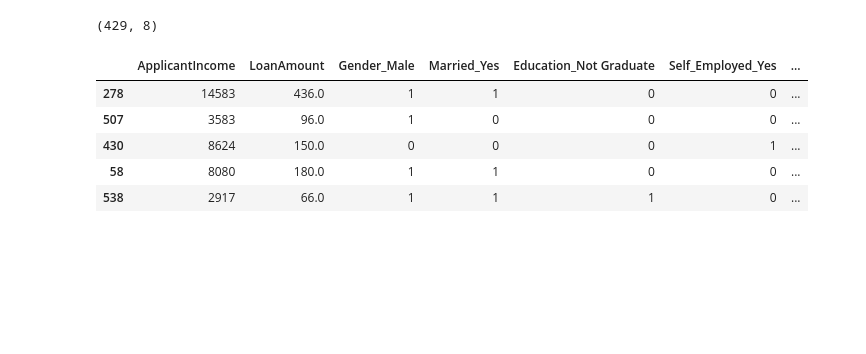
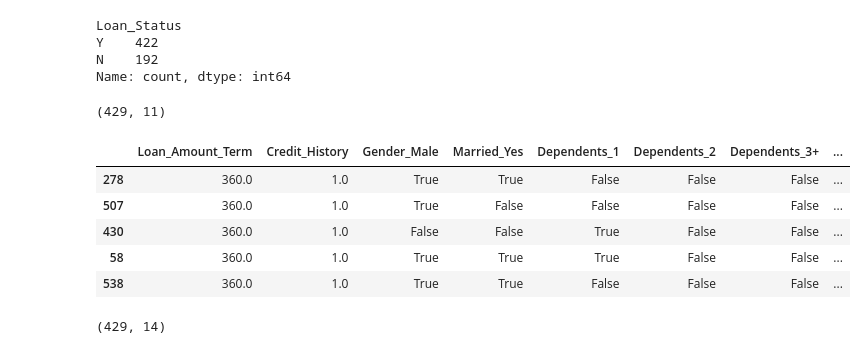
Before and after one commit to EdwinVivek/ML-hands-on-notebooks, a Jupyter notebook: Tree and Ensemble/tree_classification.ipynb, the cells around one changed output. Drawn from its saved outputs; the diff is of its cells as text; code cells hidden in the pictures; blank space fills up the shorter version.

Commit message:
tree model tweaks

```diff
--- a/Tree and Ensemble/tree_classification.ipynb
+++ b/Tree and Ensemble/tree_classification.ipynb
@@ -52,5 +67,6 @@ See the caveats in the documentation: http://pandas.pydata.org/pandas-docs/stabl
 # %%
 imputer_clf = SimpleImputer(strategy='most_frequent')
-clf_imputer = imputer_clf.fit_transform(tree_loan.drop(columns=['LoanAmount', 'ApplicantIncome'], axis=1))
+cat_df = tree_loan.drop(columns=['LoanAmount', 'ApplicantIncome', 'CoapplicantIncome', 'Loan_Status'], axis=1)
+clf_imputer = imputer_clf.fit_transform(cat_df)
 clf_imputer
 # %% [output]
@@ -65,8 +80,0 @@ array([['Male', 'No', 'Graduate', 'No', 'Urban', 'Y'],
-# %%
-tree_loan['Gender'] = clf_imputer[:,0]
-tree_loan['Married'] = clf_imputer[:,1]
-tree_loan['Education'] = clf_imputer[:,2]
-tree_loan['Self_Employed'] = clf_imputer[:,3]
-tree_loan['Property_Area'] = clf_imputer[:,4]
-tree_loan['Loan_Status'] = clf_imputer[:,5]
-tree_loan.head()
@@ -97,3 +81,5 @@ See the caveats in the documentation: http://pandas.pydata.org/pandas-docs/stabl
+# %%
+tree_loan.loc[:, cat_df.columns] = clf_imputer
 # %%
 tree_loan.isnull().sum().sort_values(ascending=False)
 # %% [output]
@@ -109,17 +108,33 @@ dtype: int64
+# %%
+tree_loan["Loan_Status"].value_counts()
+# %% [output]
+Loan_Status
+Y    422
+N    192
+Name: count, dtype: int64
 # %%
-X = tree_loan.iloc[:, :7]
-Y = tree_loan.iloc[:, 7]
+X = tree_loan.iloc[:, :-1]
+Y = tree_loan.iloc[:, -1]
 x_train, x_test, y_train, y_test = train_test_split(X, Y, test_size=0.3, random_state=22)
 # %%
-x_cat= pd.get_dummies(x_train, drop_first=True)
-x_test_cat = pd.get_dummies(x_test, drop_first=True)
+x_cat= pd.get_dummies(x_train[cat_df.columns], drop_first=True)
+x_test_cat = pd.get_dummies(x_test[cat_df.columns], drop_first=True)
+# Ensure that the test data has the same columns as the training data by adding missing columns
+x_test_cat = x_test_cat.reindex(columns=x_cat.columns, fill_value=0)
+
 print(x_cat.shape)
 x_cat.head()
 # %% [output]
-(429, 8)
+(429, 11)
-|  | ApplicantIncome | LoanAmount | Gender_Male | Married_Yes | Education_Not Graduate | Self_Employed_Yes | ... |
-| 278 | 14583 | 436.0 | 1 | 1 | 0 | 0 | ... |
-| 507 | 3583 | 96.0 | 1 | 0 | 0 | 0 | ... |
-| 430 | 8624 | 150.0 | 0 | 0 | 0 | 1 | ... |
-| 58 | 8080 | 180.0 | 1 | 1 | 0 | 0 | ... |
-| 538 | 2917 | 66.0 | 1 | 1 | 1 | 0 | ... |
+|  | Loan_Amount_Term | Credit_History | Gender_Male | Married_Yes | Dependents_1 | Dependents_2 | Dependents_3+ | ... |
+| 278 | 360.0 | 1.0 | True | True | False | False | False | ... |
+| 507 | 360.0 | 1.0 | True | False | False | False | False | ... |
+| 430 | 360.0 | 1.0 | False | False | True | False | False | ... |
+| 58 | 360.0 | 1.0 | True | True | True | False | False | ... |
+| 538 | 360.0 | 1.0 | True | True | False | False | False | ... |
+# %%
+x_train.drop(columns=cat_df.columns, axis=1, inplace=True)
+x_train = pd.concat([x_train, x_cat], axis=1)
+x_train.shape
+# %% [output]
+(429, 14)
```
Also changed, not shown: parts of 68 cells of this notebook, 5 other files.
